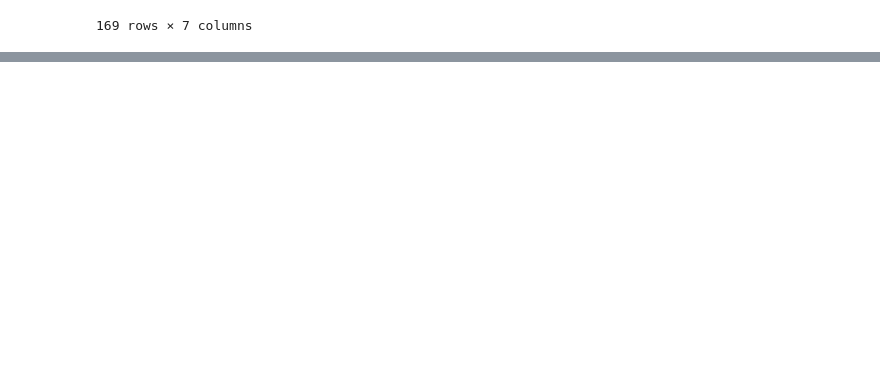
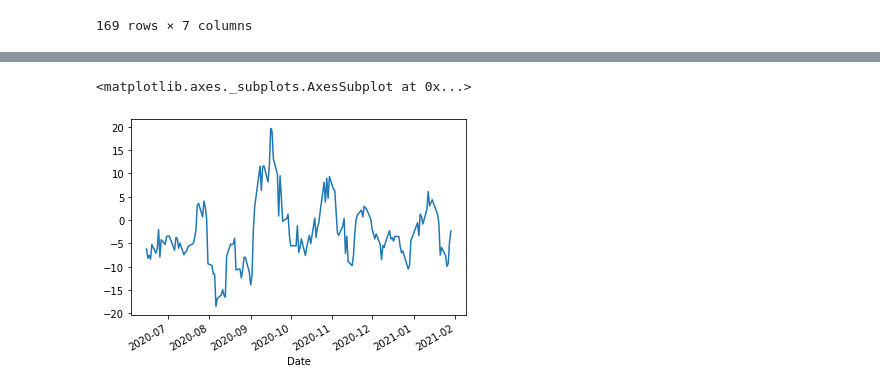
Before and after one commit to sj-ucsd/ece143_stock_sentiment_analysis, a Jupyter notebook: Project.ipynb, the cells around one changed output, grey strips where cells are left out. Saved outputs shown, nothing was run; the diff lists cells and outputs as text; code cells hidden in the pictures; blank space fills up the shorter version.

```diff
--- a/Project.ipynb
+++ b/Project.ipynb
@@ -326,0 +329,2 @@ df
+# %%
+output = df['Adj Close']
@@ -326,0 +347,10 @@ df
+# %%
+advance = df['Adj Close'].shift(10)
+advance = advance.rename('Short Term Advance')
+advance2 = df['Adj Close'].shift(40)
+advance2 = advance2.rename('Mid Term Advance')
+# %%
+gt = pd.concat([output, advance, advance2], axis=1)
+# %%
+gt['Short Term Change'] = ((gt['Short Term Advance'] - gt['Adj Close'])/gt['Adj Close'])*100
+gt['Mid Term Change'] = ((gt['Mid Term Advance'] - gt['Adj Close'])/gt['Adj Close'])*100
@@ -326,0 +374,5 @@ df
+# %%
+gt['Short Term Change'].plot()
+# %% [output]
+<matplotlib.axes._subplots.AxesSubplot at 0x...>
+[figure, added]
```
Also changed, not shown: parts of 27 cells of this notebook.
